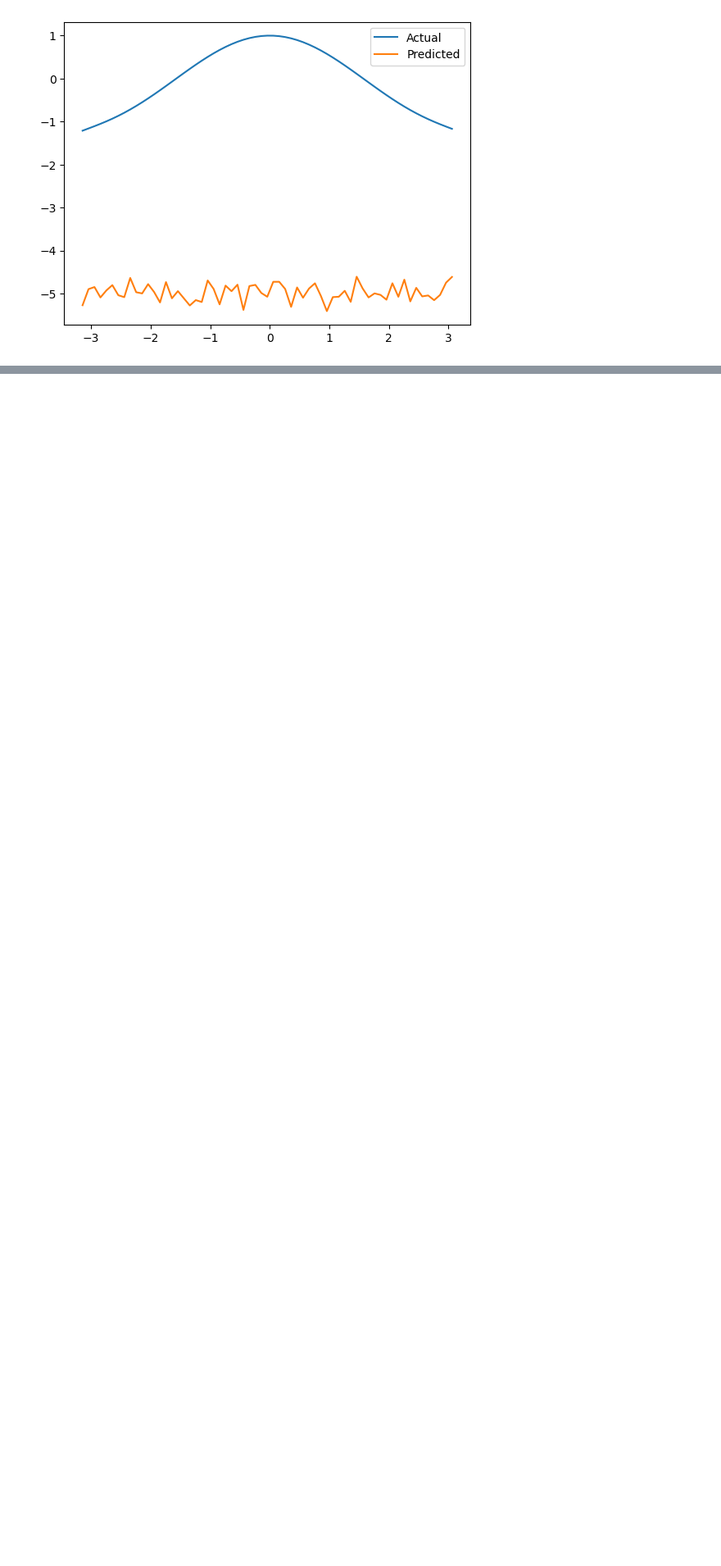
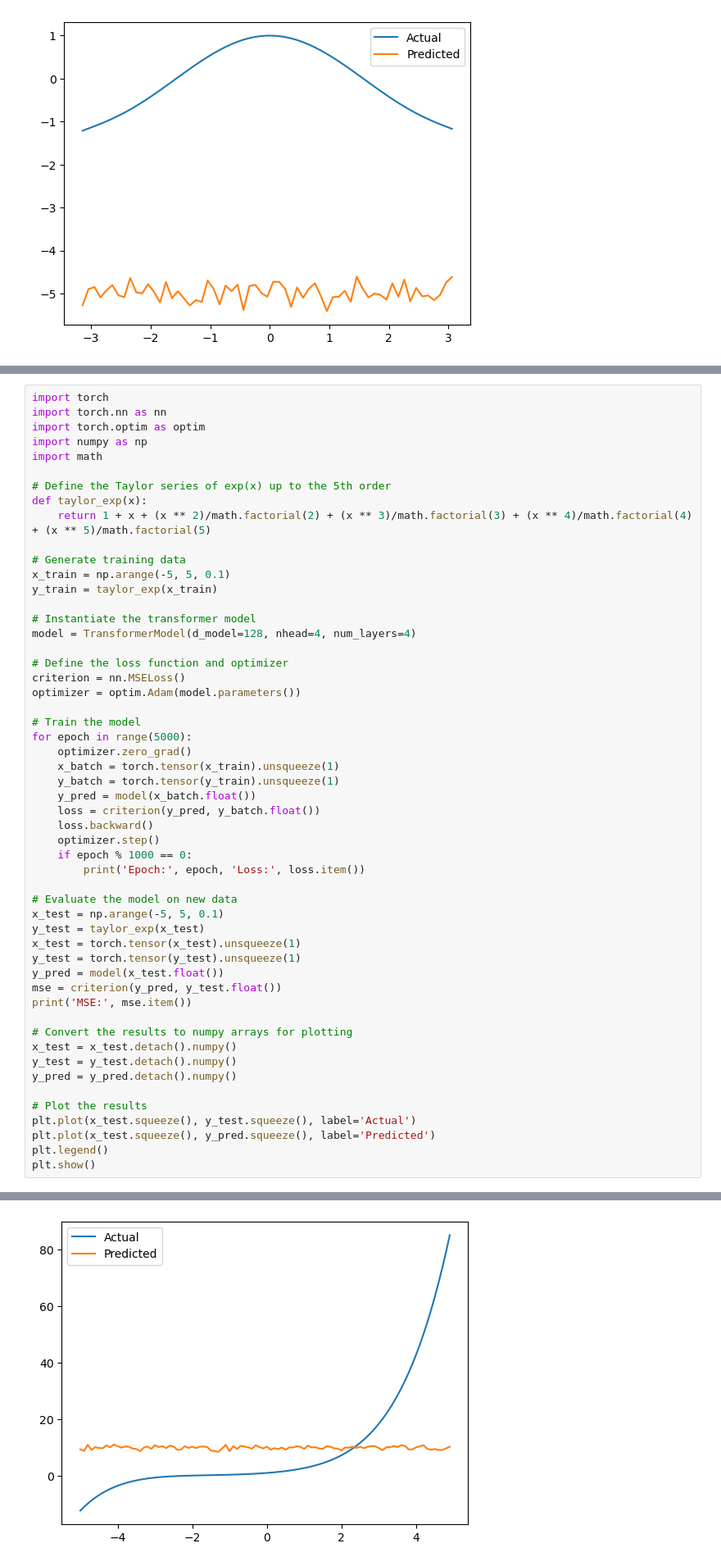
Before and after one commit to durbar2003/symbolic-calculation, a Jupyter notebook: Transformer.ipynb, the cells around one changed output, grey strips where cells are left out. Shown at 82% size. Saved outputs shown, nothing was run; the diff lists cells and outputs as text; blank space fills up the shorter version.

Commit message:
added transformer model for exp x

```diff
--- a/Transformer.ipynb
+++ b/Transformer.ipynb
@@ -191,0 +139,54 @@ plt.show()
+# %%
+import torch
+import torch.nn as nn
+import torch.optim as optim
+import numpy as np
+import math
+
+# Define the Taylor series of exp(x) up to the 5th order
+def taylor_exp(x):
+    return 1 + x + (x ** 2)/math.factorial(2) + (x ** 3)/math.factorial(3) + (x ** 4)/math.factorial(4) + (x ** 5)/math.factorial(5)
+
+# Generate training data
+x_train = np.arange(-5, 5, 0.1)
+y_train = taylor_exp(x_train)
+
+# Instantiate the transformer model
+model = TransformerModel(d_model=128, nhead=4, num_layers=4)
+
+# Define the loss function and optimizer
+criterion = nn.MSELoss()
+optimizer = optim.Adam(model.parameters())
+
+# Train the model
+for epoch in range(5000):
+    optimizer.zero_grad()
+    x_batch = torch.tensor(x_train).unsqueeze(1)
+    y_batch = torch.tensor(y_train).unsqueeze(1)
+    y_pred = model(x_batch.float())
+    loss = criterion(y_pred, y_batch.float())
+    loss.backward()
+    optimizer.step()
+    if epoch % 1000 == 0:
+        print('Epoch:', epoch, 'Loss:', loss.item())
+
+# Evaluate the model on new data
+x_test = np.arange(-5, 5, 0.1)
+y_test = taylor_exp(x_test)
+x_test = torch.tensor(x_test).unsqueeze(1)
+y_test = torch.tensor(y_test).unsqueeze(1)
+y_pred = model(x_test.float())
+mse = criterion(y_pred, y_test.float())
+print('MSE:', mse.item())
+
+# Convert the results to numpy arrays for plotting
+x_test = x_test.detach().numpy()
+y_test = y_test.detach().numpy()
+y_pred = y_pred.detach().numpy()
+
+# Plot the results
+plt.plot(x_test.squeeze(), y_test.squeeze(), label='Actual')
+plt.plot(x_test.squeeze(), y_pred.squeeze(), label='Predicted')
+plt.legend()
+plt.show()
+# %% [output]
@@ -191,0 +199 @@ plt.show()
+[figure, added]
```
Also changed, not shown: parts of 2 cells of this notebook.
